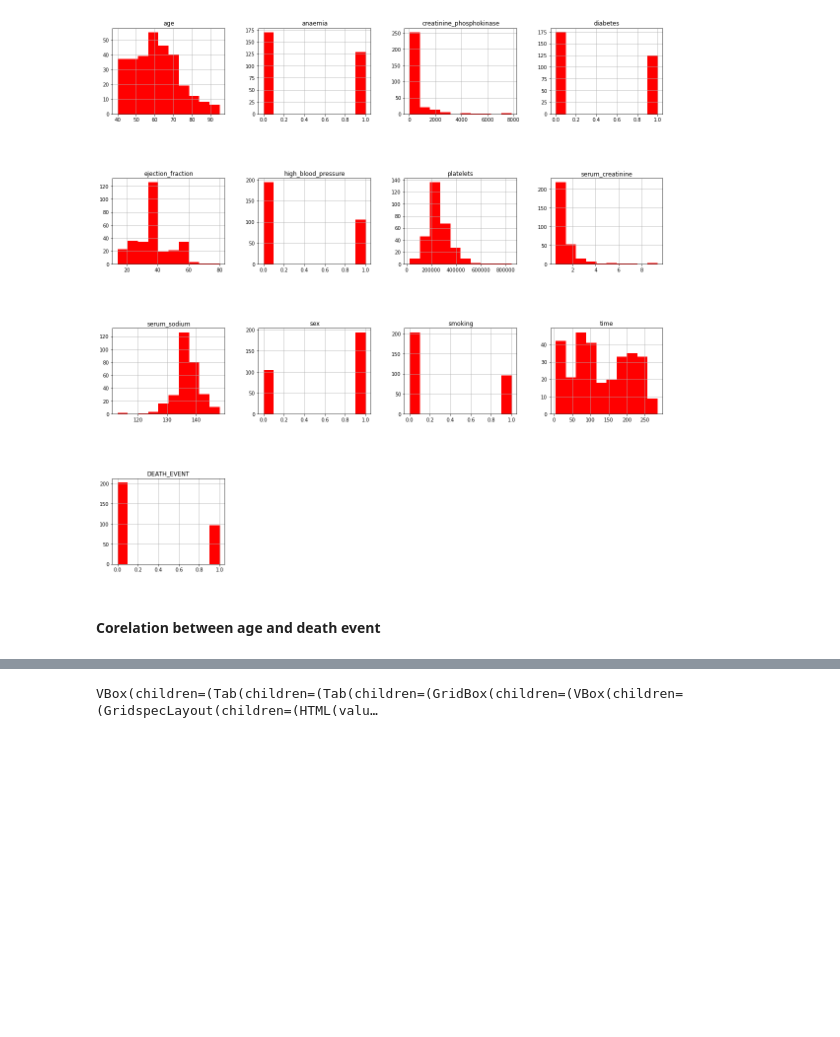
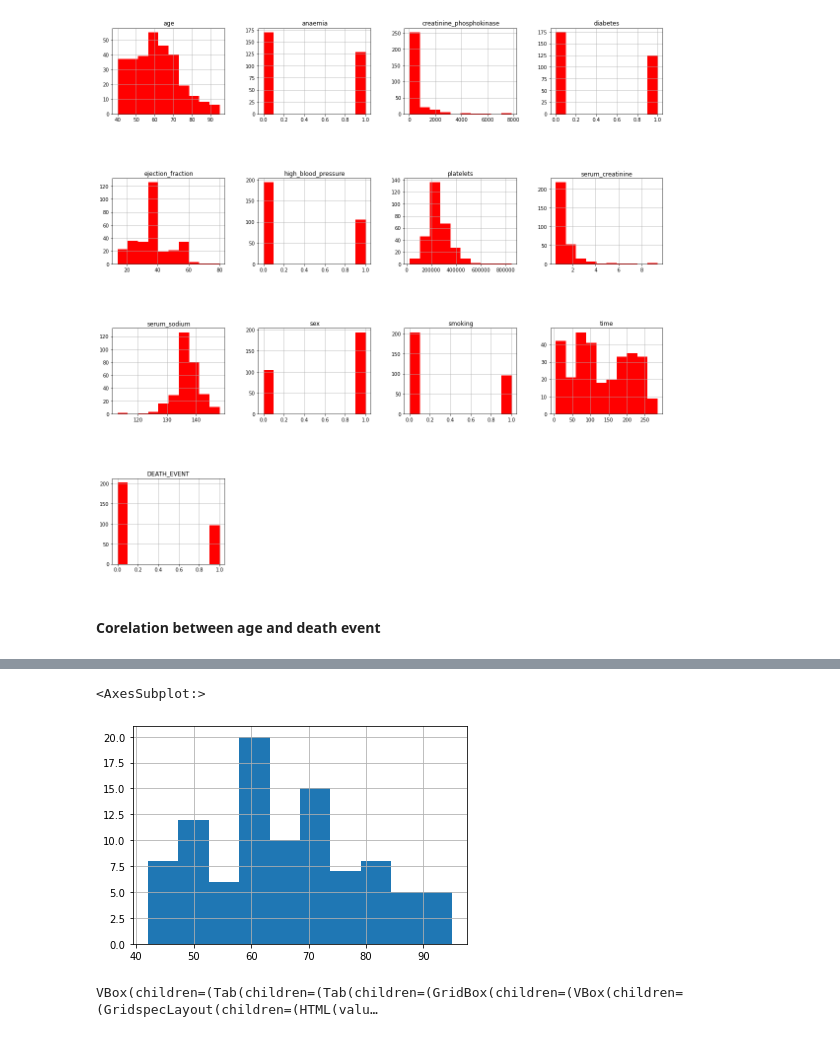
Before and after one commit to jharvey407/CapstoneTwo, a Jupyter notebook: Heart Failure Profiling.ipynb, the cells around one changed output, grey strips where cells are left out. Drawn from its saved outputs; the diff is of its cells as text; code cells hidden in the pictures; blank space fills up the shorter version.

```diff
--- a/Heart Failure Profiling.ipynb
+++ b/Heart Failure Profiling.ipynb
@@ -106,0 +118,2 @@ heart_data.plot(x='age', y='DEATH_EVENT', kind='scatter')
+# %%
+death_age = heart_data.loc[heart_data['DEATH_EVENT'] == 1, 'age']
@@ -107,3 +129,8 @@ heart_data.plot(x='age', y='DEATH_EVENT', kind='scatter')
+# %%
+death_age.hist()
+# %% [output]
+<AxesSubplot:>
+[figure, added]
 # %%
 profile = ProfileReport(heart_data, title="Pandas Profiling Report")
 profile.to_widgets()
```
Also changed, not shown: parts of 5 cells of this notebook.
